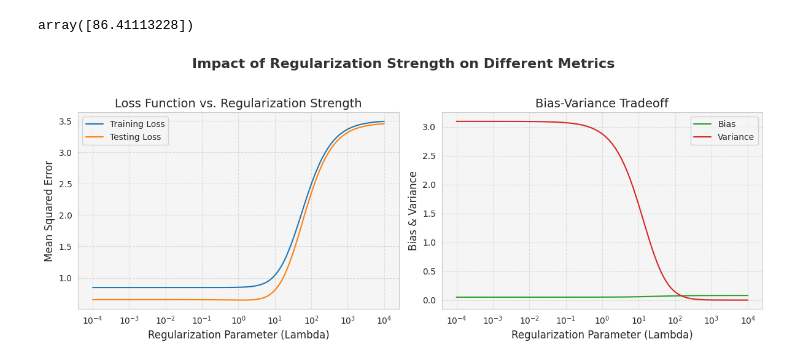
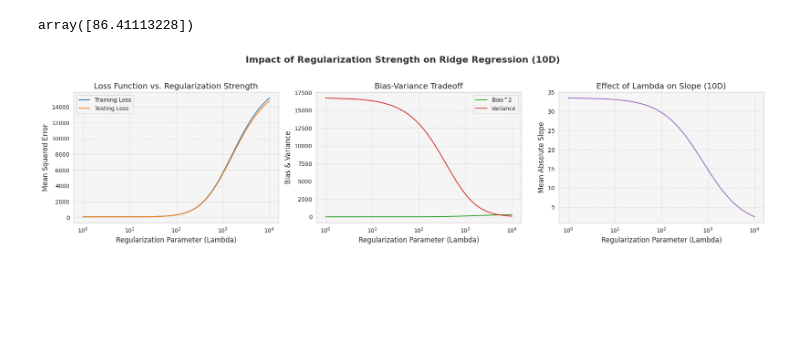
Before and after one commit to gauravgulia26/MachineLearning, a Jupyter notebook: Regularisation.ipynb, the cells around one changed output. Cells and saved outputs as stored; diff of their text form; code cells hidden in the pictures; blank space fills up the shorter version.

```diff
--- a/Regularisation.ipynb
+++ b/Regularisation.ipynb
@@ -79,6 +79,7 @@ import seaborn as sns
 from sklearn.linear_model import Ridge
 from sklearn.model_selection import train_test_split
 from sklearn.metrics import mean_squared_error
+from sklearn.datasets import make_regression
 
 # Set Seaborn style for better visuals
 sns.set_style("whitegrid")
@@ -86,10 +87,9 @@ plt.rcParams.update(
     {"axes.facecolor": "#f5f5f5", "grid.alpha": 0.6, "grid.linestyle": "--"}
 )
 
-# Generate synthetic data
-np.random.seed(42)
-X = 2 * np.random.rand(100, 1)
-y = 4 + 3 * X + np.random.randn(100, 1)
+# Generate synthetic 10-dimensional data using make_regression
+X, y = make_regression(n_samples=1000, n_features=10, noise=10, random_state=42)
+y = y.reshape(-1, 1)  # Reshape to column vector
 
 # Split data into training and testing sets
 X_train, X_test, y_train, y_test = train_test_split(
@@ -97,13 +97,14 @@ X_train, X_test, y_train, y_test = train_test_split(
 )
 
 # Define range of regularization parameters
-lambdas = np.logspace(-4, 4, 100)
+lambdas = np.arange(1, 10000)
 train_loss = []
 test_loss = []
 bias = []
 variance = []
+slope_values = []
 
-# Compute loss, bias, and variance for each lambda
+# Compute loss, bias, variance, and slope for each lambda
 for alpha in lambdas:
     ridge = Ridge(alpha=alpha)
     ridge.fit(X_train, y_train)
@@ -120,43 +121,54 @@ for alpha in lambdas:
     bias.append((y_test - y_test_pred).mean() ** 2)
     variance.append(np.var(y_test_pred))
 
+    # Store average slope (mean of absolute coefficients)
+    slope_values.append(np.mean(np.abs(ridge.coef_)))
+
 # Create figure
-fig, axes = plt.subplots(1, 2, figsize=(12, 5))
+fig, axes = plt.subplots(1, 3, figsize=(18, 5))
 fig.suptitle(
-    "Impact of Regularization Strength on Different Metrics",
+    "Impact of Regularization Strength on Ridge Regression (10D)",
     fontsize=16,
     fontweight="bold",
     color="#333333",
 )
 
 # Plot the loss function
 axes[0].plot(
     lambdas,
     train_loss,
     label="Training Loss",
     linestyle="-",
     color="#1f77b4",
 )
 axes[0].plot(lambdas, test_loss, label="Testing Loss", linestyle="-", color="#ff7f0e")
 axes[0].set_xscale("log")
 axes[0].set_xlabel("Regularization Parameter (Lambda)", fontsize=12)
 axes[0].set_ylabel("Mean Squared Error", fontsize=12)
 axes[0].set_title("Loss Function vs. Regularization Strength", fontsize=14)
 axes[0].legend()
 axes[0].grid(True, linestyle="--", alpha=0.6)
 
 # Plot bias-variance tradeoff
-axes[1].plot(lambdas, bias, label="Bias", linestyle="-", color="#2ca02c")
+axes[1].plot(lambdas, bias, label="Bias^2", linestyle="-", color="#2ca02c")
 axes[1].plot(lambdas, variance, label="Variance", linestyle="-", color="#d62728")
 axes[1].set_xscale("log")
 axes[1].set_xlabel("Regularization Parameter (Lambda)", fontsize=12)
 axes[1].set_ylabel("Bias & Variance", fontsize=12)
 axes[1].set_title("Bias-Variance Tradeoff", fontsize=14)
 axes[1].legend()
 axes[1].grid(True, linestyle="--", alpha=0.6)
 
+# Plot effect of lambda on average slope
+axes[2].plot(lambdas, slope_values, linestyle="-", color="#9467bd")
+axes[2].set_xscale("log")
+axes[2].set_xlabel("Regularization Parameter (Lambda)", fontsize=12)
+axes[2].set_ylabel("Mean Absolute Slope", fontsize=12)
+axes[2].set_title("Effect of Lambda on Slope (10D)", fontsize=14)
+axes[2].grid(True, linestyle="--", alpha=0.6)
+
 plt.tight_layout(rect=[0, 0.03, 1, 0.95])
+plt.savefig("ridge_regression_10d.png")
 # plt.show()
-plt.savefig("RidgeRegression.png", dpi=300)
 # %% [output]
-[figure, old version]
+[figure, new version]
```
Also changed, not shown: parts of 3 cells of this notebook, 5 other files.
